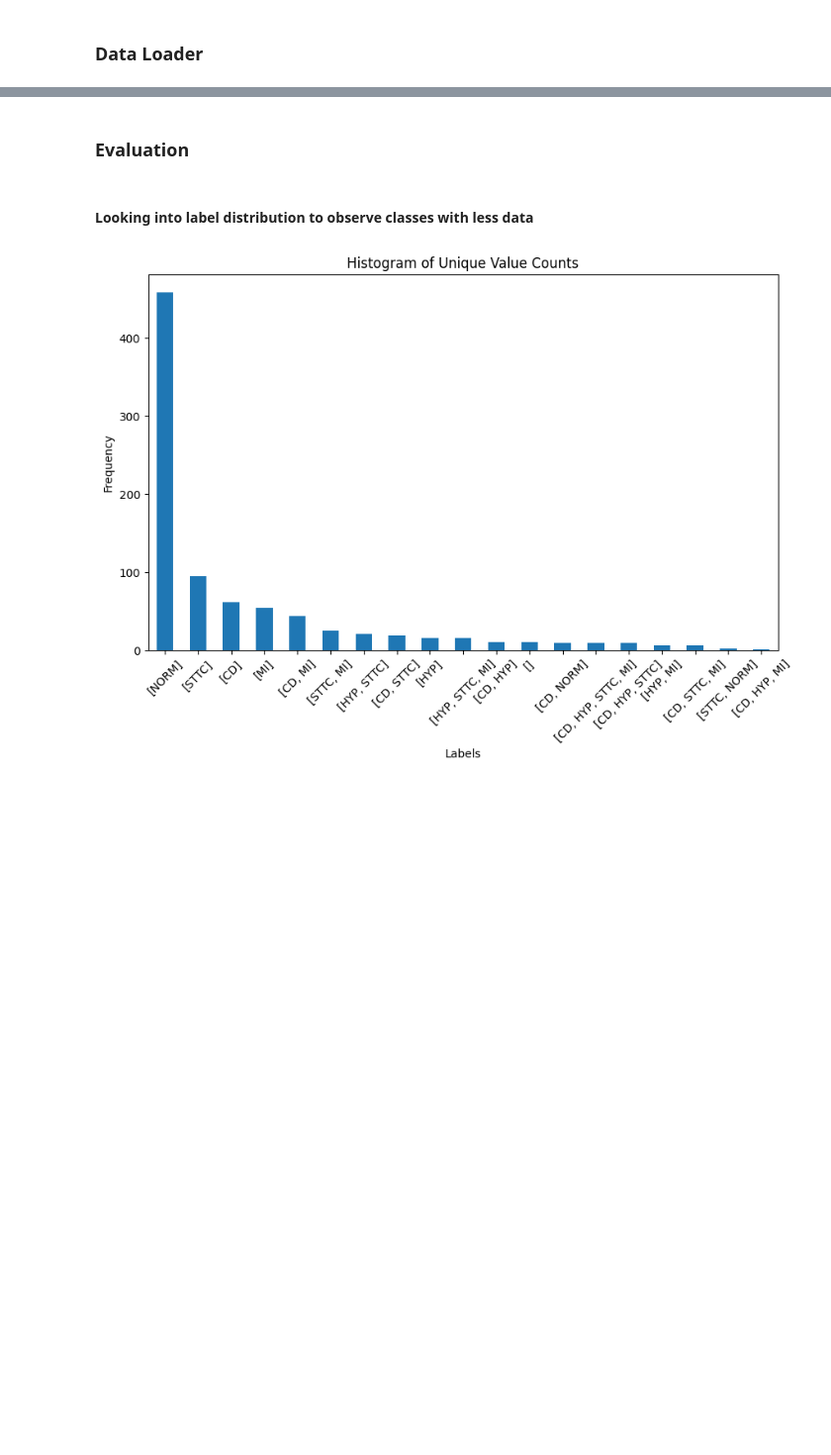
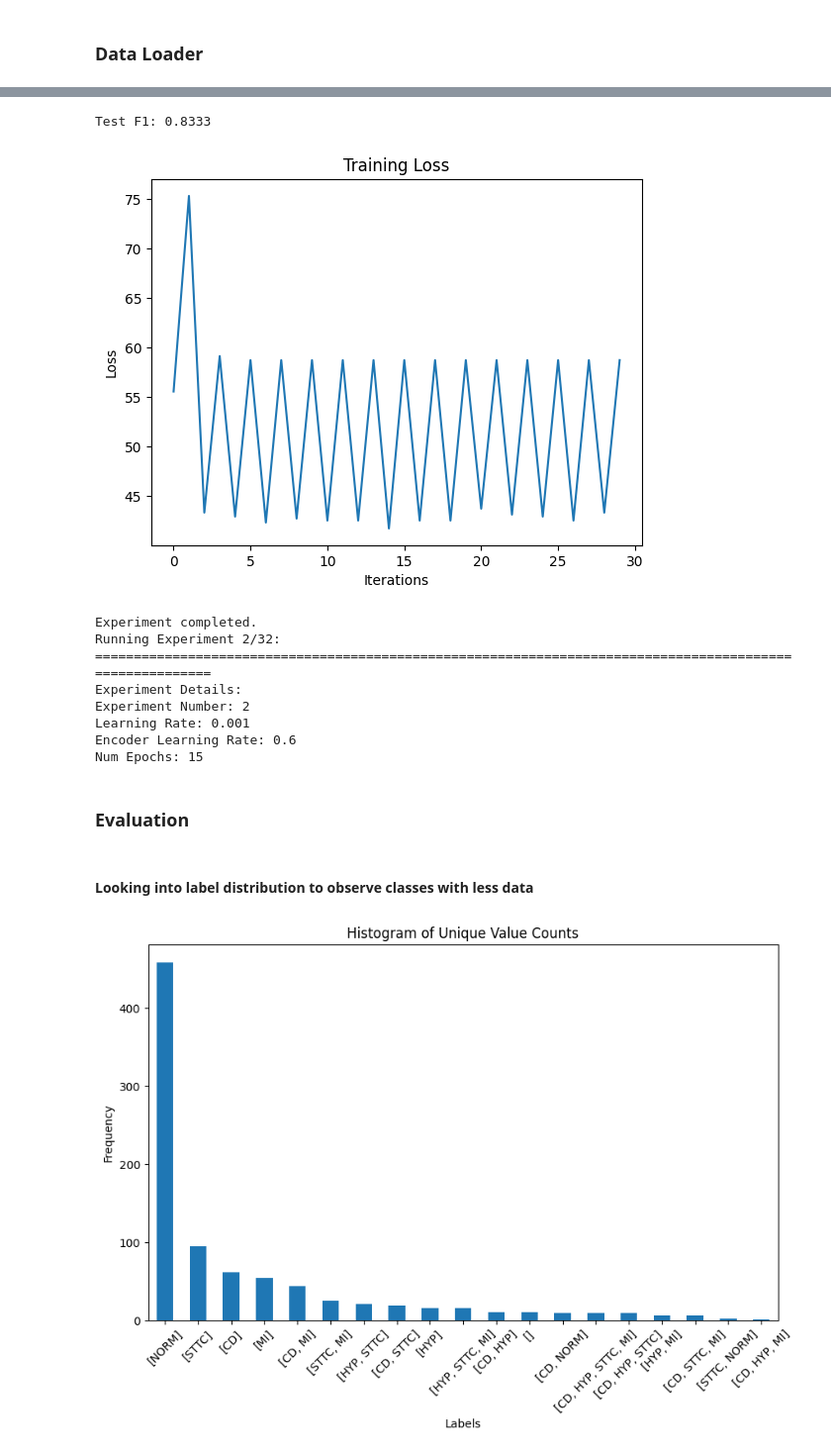
Before and after one commit to tayyibgondal/CBMT_Net, a Jupyter notebook: code_our_technique.ipynb, the cells around one changed output, grey strips where cells are left out. Shown at 99% size. Drawn from its saved outputs; the diff is of its cells as text; code cells hidden in the pictures; blank space fills up the shorter version.

Commit message:
Add experiment function

```diff
--- a/code_our_technique.ipynb
+++ b/code_our_technique.ipynb
@@ -16,20 +16,21 @@ from tqdm import tqdm
 # %%
 # Model related
 kernel_size_1d_conv=128
-um_layers_bi_gru=1
+num_layers_bi_gru=1
 hidden_size_bi_gru=8,
 kernel_size_max_pool=12
 stride_max_pool=None
 kernel_width_2d_conv=4
 kernel_height_2d_conv=64
 dim_feedforward_transformer_encoder=64
-num_layers_transformer_encoder=4
+num_layers_transformer_encoder=1
 hidden_size_classifier_head=256
 
 # Training related
-num_epochs = 10
-learning_rate = 0.01
-batch_size = 128
+num_epochs = 50
+learning_rate = 0.001
+encoder_learning_rate = 1
+batch_size = 64
 # %% [markdown]
 # Data preprocessing
 # %%
@@ -45,7 +46,7 @@ path = ""
 sampling_rate=100
 
 # load and convert annotation data
-Y = pd.read_csv(path+'ptbxl_database.csv', index_col='ecg_id', nrows=1000)
+Y = pd.read_csv(path+'ptbxl_database.csv', index_col='ecg_id', nrows=100)
 Y.scp_codes = Y.scp_codes.apply(lambda x: ast.literal_eval(x))
 
 # Load raw signal data
@@ -548,10 +549,8 @@ class ClassifierHead(nn.Module):
         x = F.relu(self.fc1(x))
         x = F.relu(self.fc2(x))
         x = F.relu(self.fc3(x))
-        # Output layer with softmax activation for classification
-        # x = F.softmax(self.fc4(x), dim=1) # If doing this, use BCE loss
-        # OR
-        x = self.fc4(x) # Use BCEWithLogitsLoss when doing this
+        # Output layer with sigmoid activation for classification
+        x = torch.sigmoid(self.fc4(x)) # Use BCE when doing this
         return x
 
 # Test the network with an input tensor
@@ -693,0 +749,51 @@ Training stopped due to KeyboardInterrupt!
+# %%
+ # Define the hyperparameters
+hyperparameters_sets = [
+    # Encoder learning rate is comparatively higher
+    {"num_epochs": 15, "learning_rate": 0.001, "encoder_learning_rate": 0.1, "filename": "experiments/experiment_1_encoder_learning_rate_0.1", "exp_number": 1},
+    {"num_epochs": 15, "learning_rate": 0.001, "encoder_learning_rate": 0.6, "filename": "experiments/experiment_2_encoder_learning_rate_0.6", "exp_number": 2},
+    {"num_epochs": 15, "learning_rate": 0.001, "encoder_learning_rate": 3, "filename": "experiments/experiment_3_encoder_learning_rate_3", "exp_number": 3},
+    {"num_epochs": 15, "learning_rate": 0.001, "encoder_learning_rate": 9, "filename": "experiments/experiment_4_encoder_learning_rate_9", "exp_number": 4},
+    {"num_epochs": 15, "learning_rate": 0.01, "encoder_learning_rate": 0.1, "filename": "experiments/experiment_5_encoder_learning_rate_0.1", "exp_number": 5},
+    {"num_epochs": 15, "learning_rate": 0.01, "encoder_learning_rate": 0.6, "filename": "experiments/experiment_6_encoder_learning_rate_0.6", "exp_number": 6},
+    {"num_epochs": 15, "learning_rate": 0.01, "encoder_learning_rate": 3, "filename": "experiments/experiment_7_encoder_learning_rate_3", "exp_number": 7},
+    {"num_epochs": 15, "learning_rate": 0.01, "encoder_learning_rate": 9, "filename": "experiments/experiment_8_encoder_learning_rate_9", "exp_number": 8},
+    {"num_epochs": 15, "learning_rate": 0.1, "encoder_learning_rate": 0.1, "filename": "experiments/experiment_9_encoder_learning_rate_0.1", "exp_number": 9},
+    {"num_epochs": 15, "learning_rate": 0.1, "encoder_learning_rate": 0.6, "filename": "experiments/experiment_10_encoder_learning_rate_0.6", "exp_number": 10},
+    {"num_epochs": 15, "learning_rate": 0.1, "encoder_learning_rate": 3, "filename": "experiments/experiment_11_encoder_learning_rate_3", "exp_number": 11},
+    {"num_epochs": 15, "learning_rate": 0.1, "encoder_learning_rate": 9, "filename": "experiments/experiment_12_encoder_learning_rate_9", "exp_number": 12},
+
+    # DNN learning rate is comparatively higher
+    {"num_epochs": 15, "encoder_learning_rate": 0.001, "learning_rate": 0.1, "filename": "experiments/experiment_13_dnn_learning_rate_0.1", "exp_number": 13},
+    {"num_epochs": 15, "encoder_learning_rate": 0.001, "learning_rate": 0.6, "filename": "experiments/experiment_14_dnn_learning_rate_0.6", "exp_number": 14},
+    {"num_epochs": 15, "encoder_learning_rate": 0.001, "learning_rate": 3, "filename": "experiments/experiment_15_dnn_learning_rate_3", "exp_number": 15},
+    {"num_epochs": 15, "encoder_learning_rate": 0.001, "learning_rate": 9, "filename": "experiments/experiment_16_dnn_learning_rate_9", "exp_number": 16},
+    {"num_epochs": 15, "encoder_learning_rate": 0.01, "learning_rate": 0.1, "filename": "experiments/experiment_17_dnn_learning_rate_0.1", "exp_number": 17},
+    {"num_epochs": 15, "encoder_learning_rate": 0.01, "learning_rate": 0.6, "filename": "experiments/experiment_18_dnn_learning_rate_0.6", "exp_number": 18},
+    {"num_epochs": 15, "encoder_learning_rate": 0.01, "learning_rate": 3, "filename": "experiments/experiment_19_dnn_learning_rate_3", "exp_number": 19},
+    {"num_epochs": 15, "encoder_learning_rate": 0.01, "learning_rate": 9, "filename": "experiments/experiment_20_dnn_learning_rate_9", "exp_number": 20},
+    {"num_epochs": 15, "encoder_learning_rate": 0.1, "learning_rate": 0.1, "filename": "experiments/experiment_21_dnn_learning_rate_0.1", "exp_number": 21},
+    {"num_epochs": 15, "encoder_learning_rate": 0.1, "learning_rate": 0.6, "filename": "experiments/experiment_22_dnn_learning_rate_0.6", "exp_number": 22},
+    {"num_epochs": 15, "encoder_learning_rate": 0.1, "learning_rate": 3, "filename": "experiments/experiment_23_dnn_learning_rate_3", "exp_number": 23},
+    {"num_epochs": 15, "encoder_learning_rate": 0.1, "learning_rate": 9, "filename": "experiments/experiment_24_dnn_learning_rate_9", "exp_number": 24},
+
+    # Equal learning rates...
+    {"num_epochs": 15, "encoder_learning_rate": 0.1, "learning_rate": 0.1, "filename": "experiments/experiment_25_equal_learning_rates_0.1", "exp_number": 25},
+    {"num_epochs": 15, "encoder_learning_rate": 0.6, "learning_rate": 0.6, "filename": "experiments/experiment_26_equal_learning_rates_0.6", "exp_number": 26},
+    {"num_epochs": 15, "encoder_learning_rate": 3, "learning_rate": 3, "filename": "experiments/experiment_27_equal_learning_rates_3", "exp_number": 27},
+    {"num_epochs": 15, "encoder_learning_rate": 9, "learning_rate": 9, "filename": "experiments/experiment_28_equal_learning_rates_9", "exp_number": 28},
+    {"num_epochs": 15, "encoder_learning_rate": 0.0001, "learning_rate": 0.0001, "filename": "experiments/experiment_29_equal_learning_rates_0.0001", "exp_number": 29},
+    {"num_epochs": 15, "encoder_learning_rate": 0.001, "learning_rate": 0.001, "filename": "experiments/experiment_30_equal_learning_rates_0.001", "exp_number": 30},
+    {"num_epochs": 15, "encoder_learning_rate": 0.01, "learning_rate": 0.01, "filename": "experiments/experiment_31_equal_learning_rates_0.01", "exp_number": 31},
+    {"num_epochs": 15, "encoder_learning_rate": 0.1, "learning_rate": 0.1, "filename": "experiments/experiment_32_equal_learning_rates_0.1", "exp_number": 32}
+]
+
+try:
+    # Iterate over each set of hyperparameters and run the experiment
+    for params in hyperparameters_sets:
+        print(f"Running Experiment {params['exp_number']}/{len(hyperparameters_sets)}:")
+        experiment(classifier, train_loader, test_loader, **params)
+        print("Experiment completed.")
+except KeyboardInterrupt:
+    print("Experiments stopped due to Keyboard Interrupt...")
+# %% [output]
@@ -694,3 +807,13 @@ Training stopped due to KeyboardInterrupt!
+Test F1: 0.8333
+[figure, added]
+Experiment completed.
+Running Experiment 2/32:
+=========================================================================================================
+Experiment Details:
+Experiment Number: 2
+Learning Rate: 0.001
+Encoder Learning Rate: 0.6
+Num Epochs: 15
 # %% [markdown]
 ### Evaluation
 # %% [markdown]
```
Also changed, not shown: parts of 16 cells of this notebook.
